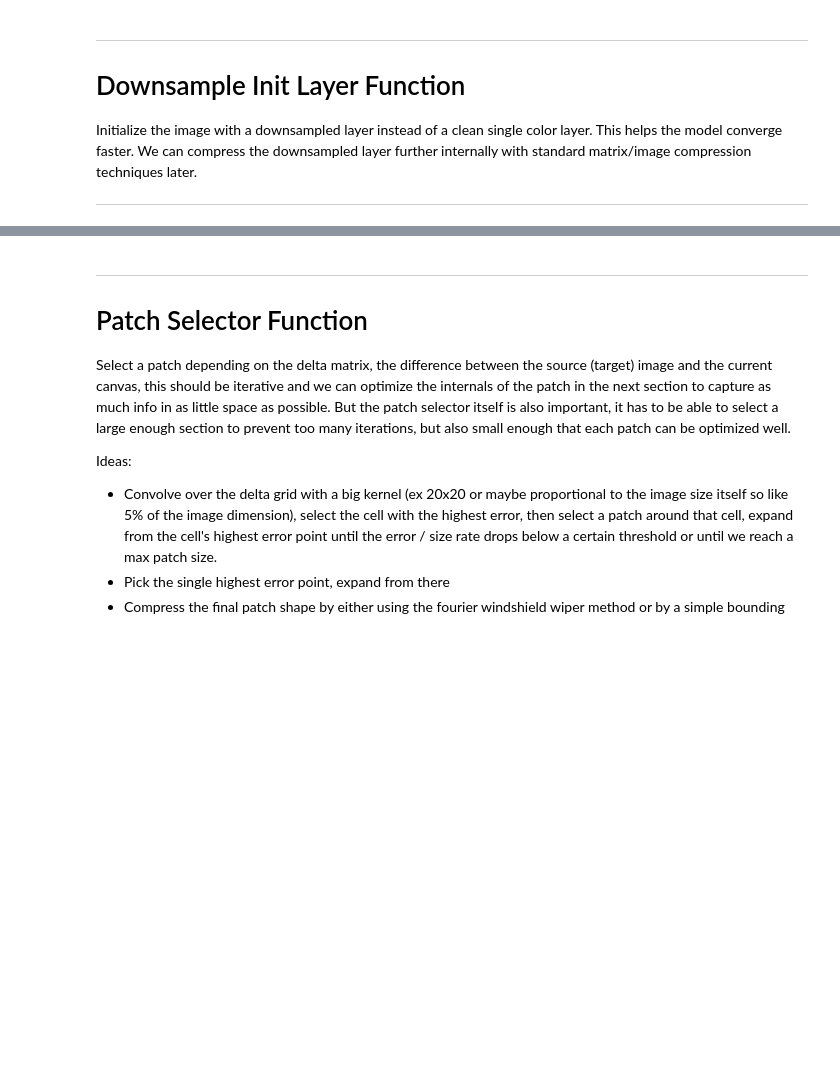
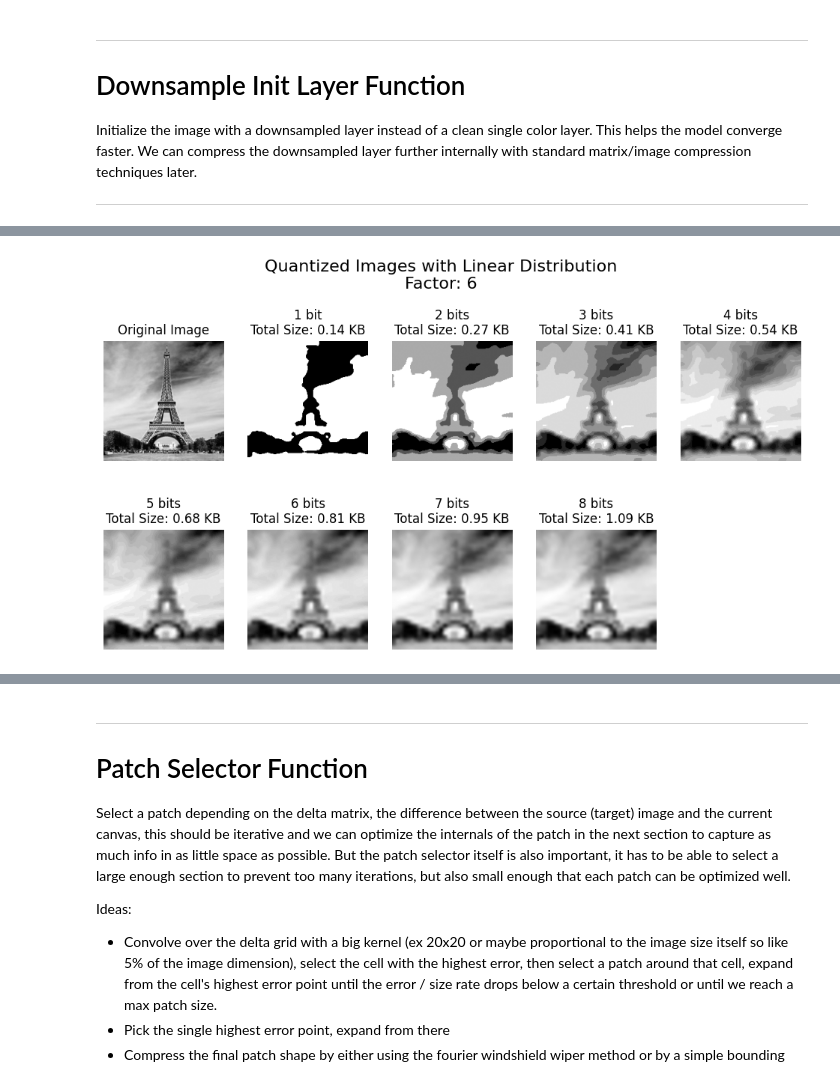
Before and after one commit to EgeEken/PBC, a Jupyter notebook: PBC3_DEV.ipynb, the cells around one changed output, grey strips where cells are left out. Drawn from its saved outputs; the diff is of its cells as text; code cells hidden in the pictures; blank space fills up the shorter version.

```diff
--- a/PBC3_DEV.ipynb
+++ b/PBC3_DEV.ipynb
@@ -41,0 +136,19 @@ Initialize the image with a downsampled layer instead of a clean single color la
+# %%
+factor = 6
+
+n_pixels = (test.shape[0] * test.shape[1]) / (factor ** 2)
+quantized_imgs = [quantize_image_bitcount(downsample_layer(test, factor), i) for i in range(1, 9)]
+plt.figure(figsize=(12, 6))
+plt.subplot(2, 5, 1)
+plt.imshow(test, cmap="gray")
+plt.axis("off")
+plt.title("Original Image")
+for i in range(8):
+    plt.subplot(2, 5, i + 2)
+    plt.imshow(quantized_imgs[i], cmap="gray")
+    plt.title(f"{i+1} bit{'s' if i != 0 else ''}\nTotal Size: {n_pixels * (i+1) / 8 / 1024:.2f} KB")
+    plt.axis("off")
+plt.suptitle(f"Quantized Images with Linear Distribution\nFactor: {factor}", fontsize=16, y=1.02)
+plt.show()
+# %% [output]
+[figure, added]
```
Also changed, not shown: parts of 8 cells of this notebook.
